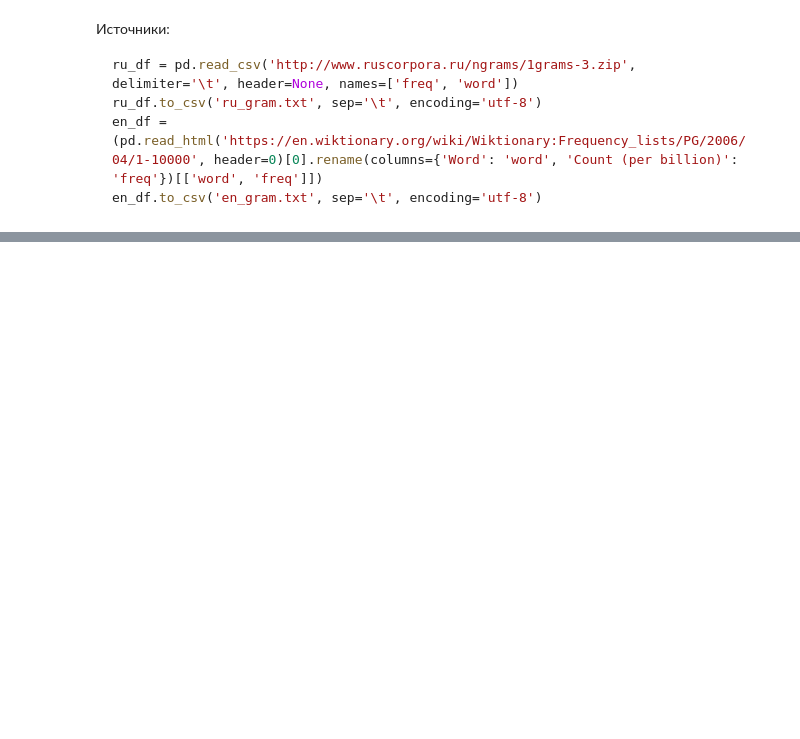
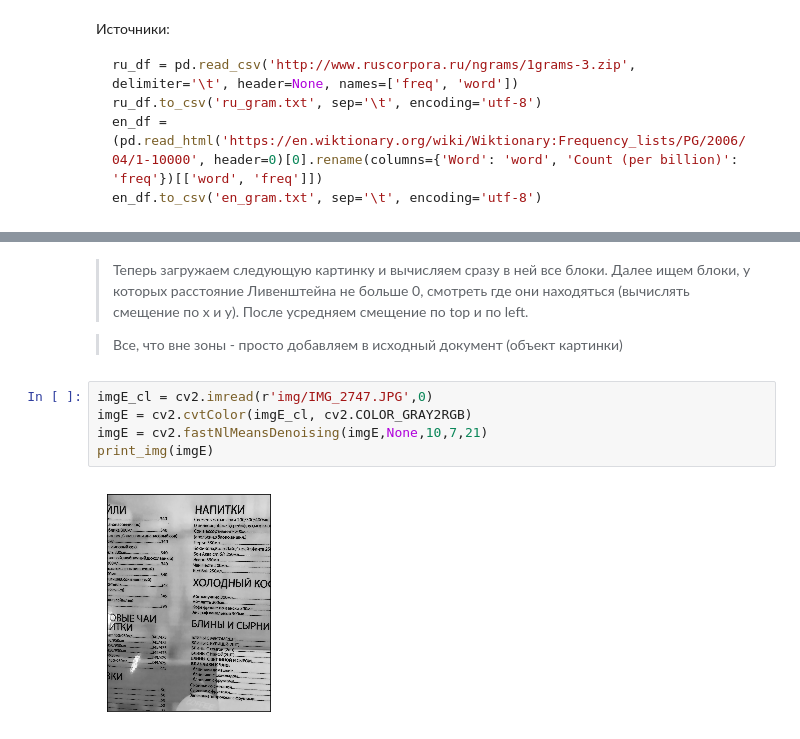
Before and after one commit to Romakin/Homeworks, a Jupyter notebook: Diploma.ipynb, the cells around one changed output, grey strips where cells are left out. Drawn from its saved outputs; the diff is of its cells as text; blank space fills up the shorter version.

```diff
--- a/Diploma.ipynb
+++ b/Diploma.ipynb
@@ -990,0 +967,12 @@ function json_to_html(json) {
+# %% [markdown]
+>Теперь загружаем следующую картинку и вычисляем сразу в ней все блоки. Далее ищем блоки, у которых расстояние Ливенштейна не больше 0,  смотреть где они находяться (вычислять смещение по x и y).
+После усредняем смещение по top и по left.
+
+>Все, что вне зоны - просто добавляем в исходный документ (объект картинки)
+# %%
+imgE_cl = cv2.imread(r'img/IMG_2747.JPG',0)
+imgE = cv2.cvtColor(imgE_cl, cv2.COLOR_GRAY2RGB)
+imgE = cv2.fastNlMeansDenoising(imgE,None,10,7,21)
+print_img(imgE)
+# %% [output]
+[figure, added]
```
Also changed, not shown: parts of 71 cells of this notebook, 3 other files.
